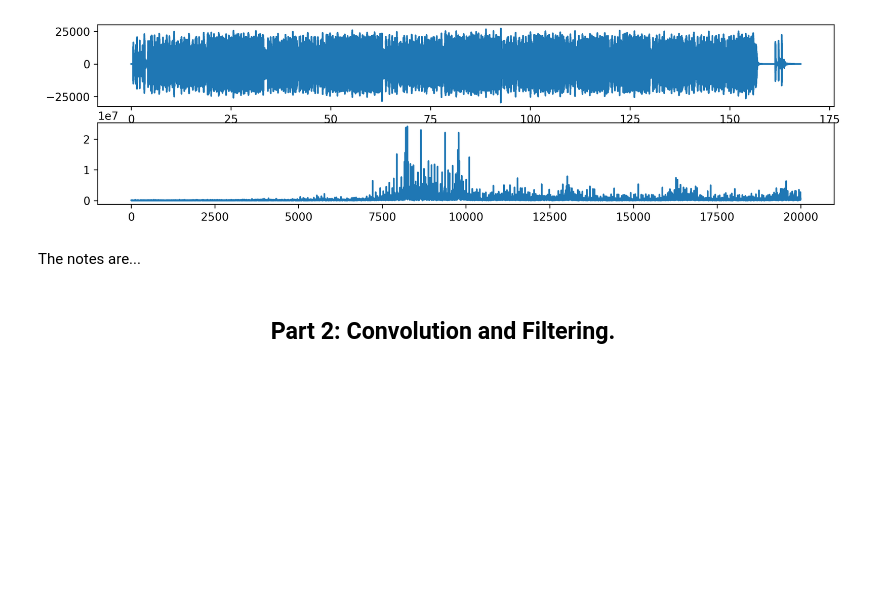
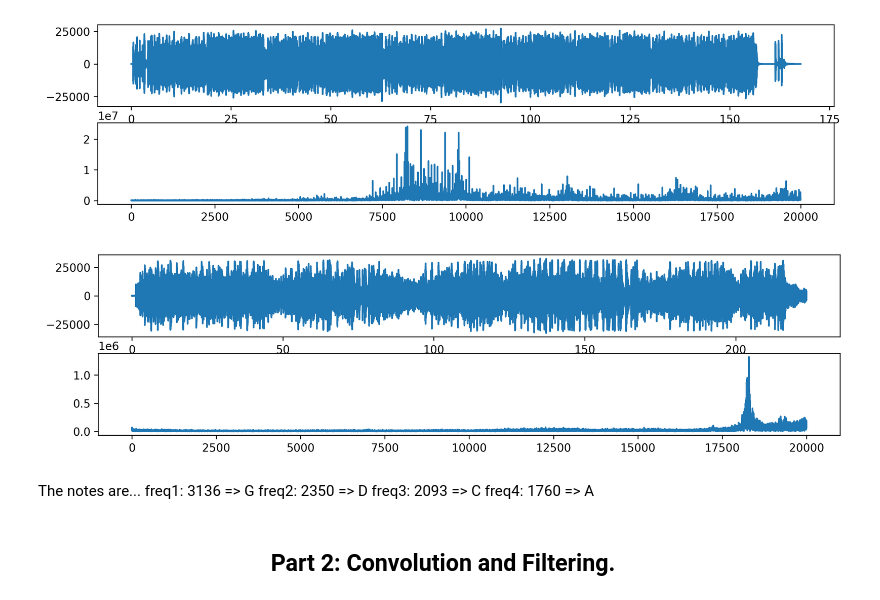
Before and after one commit to mistBourne1300/ACME-Volume-2, a Jupyter notebook: FourierTransform/fourier_transform.ipynb, the cells around one changed output. Drawn from its saved outputs; the diff is of its cells as text; code cells hidden in the pictures; blank space fills up the shorter version.

```diff
--- a/FourierTransform/fourier_transform.ipynb
+++ b/FourierTransform/fourier_transform.ipynb
@@ -354,8 +363,18 @@ soundbyte.plot(True, True)
 # %% [output]
 (7397376, 2)
 [figure]
-# %% [markdown]
-The notes are...
+# %%
+rate, samples = wavfile.read("FurElise.wav")
+soundbyte = SoundWave(rate, samples[:,0])
+soundbyte.plot(True, True)
+# %% [output]
+[figure, added]
+# %% [markdown]
+The notes are...
+freq1: 3136 => G
+freq2: 2350 => D
+freq3: 2093 => C
+freq4: 1760 => A
 # %% [markdown]
 <h2 align="center">Part 2: Convolution and Filtering.</h2>
 # %% [markdown]
```
Also changed, not shown: parts of 2 cells of this notebook, 6 other files.
